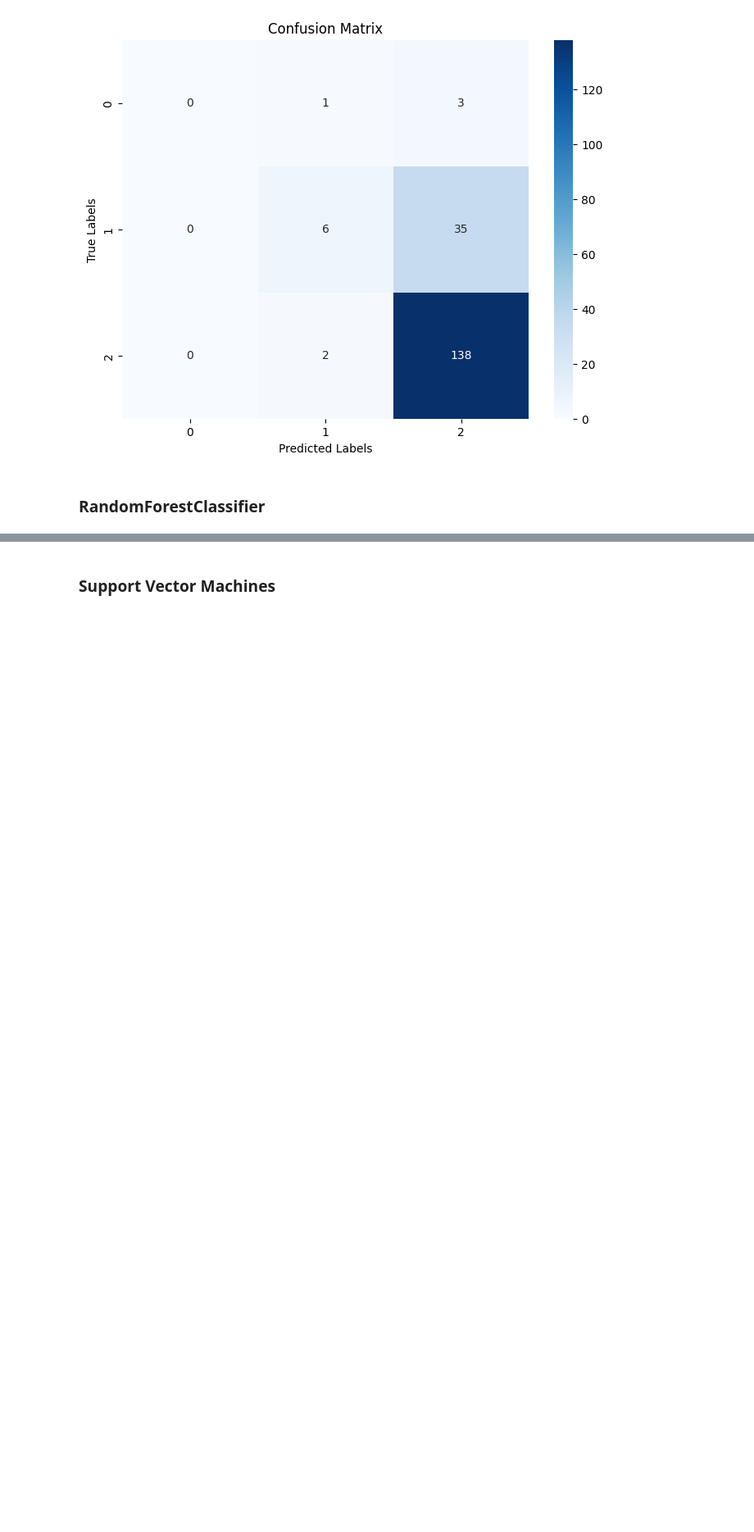
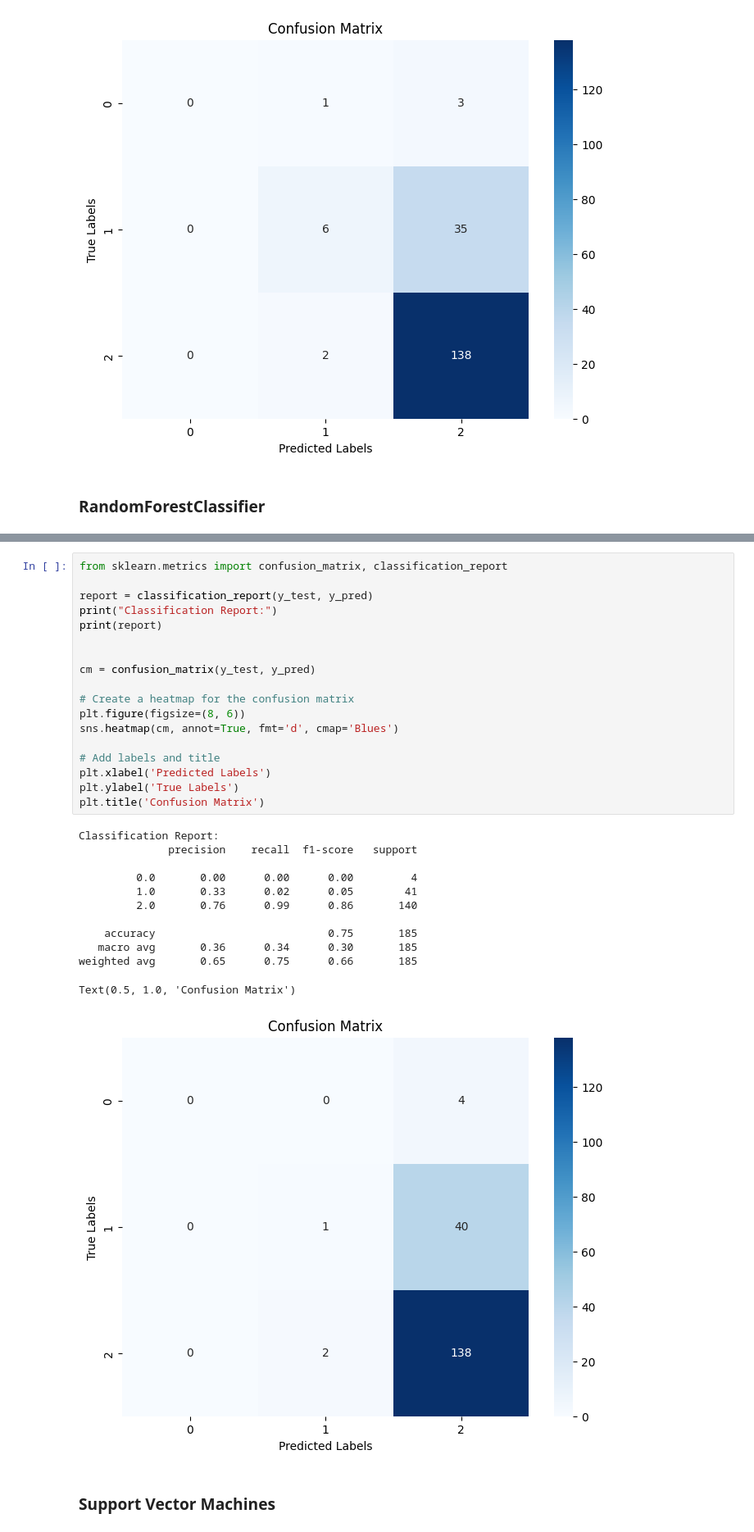
Before and after one commit to soham-b-github/Rhythms-of-the-Mind, a Jupyter notebook: notebook-bbmlp-term-project.ipynb, the cells around one changed output, grey strips where cells are left out. Shown at 82% size. Drawn from its saved outputs; the diff is of its cells as text; blank space fills up the shorter version.

```diff
--- a/notebook-bbmlp-term-project.ipynb
+++ b/notebook-bbmlp-term-project.ipynb
@@ -1039,2 +1184,33 @@ Text(0.5, 1.0, 'Confusion Matrix')
+# %%
+from sklearn.metrics import confusion_matrix, classification_report
+
+report = classification_report(y_test, y_pred)
+print("Classification Report:")
+print(report)
+
+
+cm = confusion_matrix(y_test, y_pred)
+
+# Create a heatmap for the confusion matrix
+plt.figure(figsize=(8, 6))
+sns.heatmap(cm, annot=True, fmt='d', cmap='Blues')
+
+# Add labels and title
+plt.xlabel('Predicted Labels')
+plt.ylabel('True Labels')
+plt.title('Confusion Matrix')
+# %% [output]
+Classification Report:
+              precision    recall  f1-score   support
+
+         0.0       0.00      0.00      0.00         4
+         1.0       0.33      0.02      0.05        41
+         2.0       0.76      0.99      0.86       140
+
+    accuracy                           0.75       185
+   macro avg       0.36      0.34      0.30       185
+weighted avg       0.65      0.75      0.66       185
+Text(0.5, 1.0, 'Confusion Matrix')
+[figure, added]
 # %% [markdown]
 ### Support Vector Machines
```
Also changed, not shown: parts of 24 cells of this notebook.
